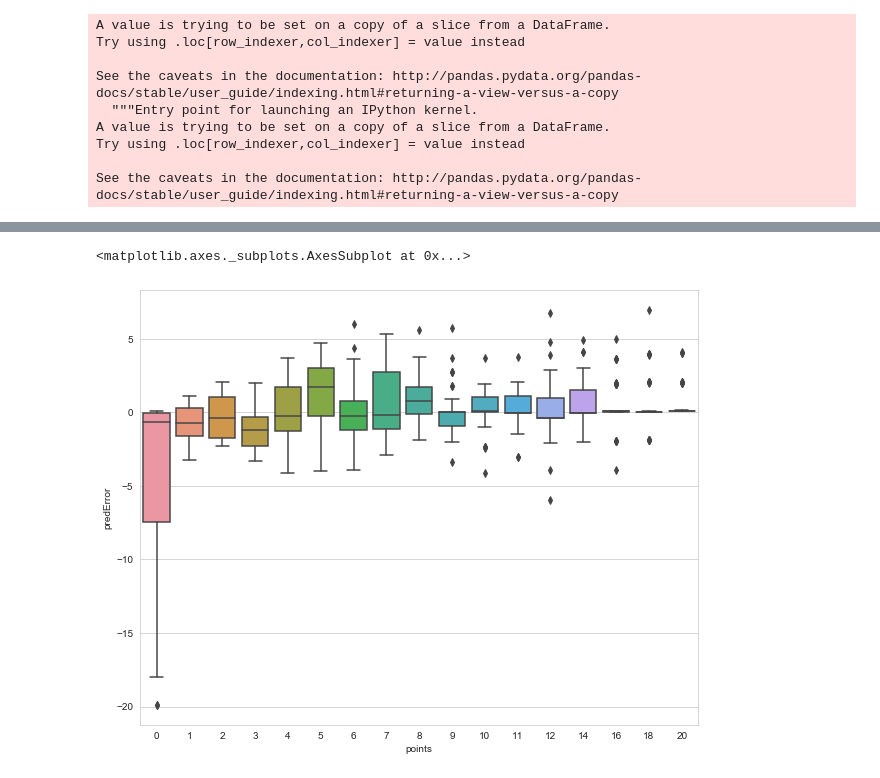
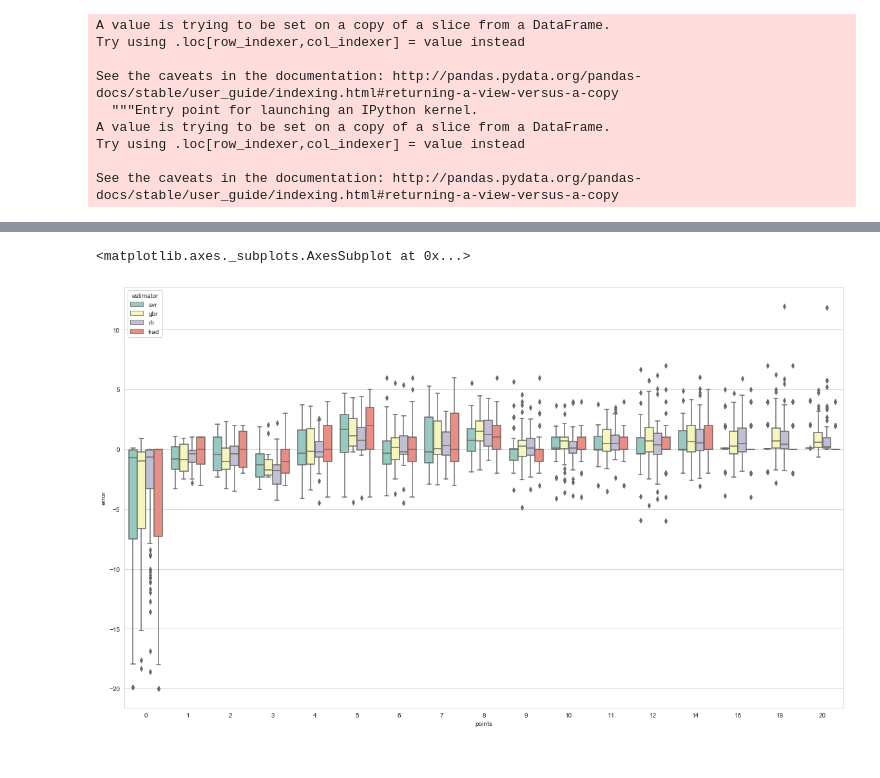
Before and after one commit to jtang9001/skynet2, a Jupyter notebook: skSVM.ipynb, the cells around one changed output, grey strips where cells are left out. Saved outputs shown, nothing was run; the diff lists cells and outputs as text; code cells hidden in the pictures.

Commit message:
added grouped histogram

```diff
--- a/skSVM.ipynb
+++ b/skSVM.ipynb
@@ -58,8 +64,8 @@ Try using .loc[row_indexer,col_indexer] = value instead
 See the caveats in the documentation: http://pandas.pydata.org/pandas-docs/stable/user_guide/indexing.html#returning-a-view-versus-a-copy
   """
 # %%
-df2018["tradPrediction"] = df.apply(lambda row: rankToPoints2017(row["divsRank"]), axis=1)
-df2018["tradError"] = df2018["points"] - df2018["tradPrediction"]
+df2018["tradPred"] = df.apply(lambda row: rankToPoints2017(row["divsRank"]), axis=1)
+df2018["tradError"] = df2018["points"] - df2018["tradPred"]
 # %% [output]
 A value is trying to be set on a copy of a slice from a DataFrame.
 Try using .loc[row_indexer,col_indexer] = value instead
@@ -72,0 +89,13 @@ See the caveats in the documentation: http://pandas.pydata.org/pandas-docs/stabl
+# %%
+from sklearn.ensemble import RandomForestRegressor
+
+rfr = RandomForestRegressor(n_estimators=250, criterion="mse", min_samples_leaf=1)
+rfr = rfr.fit(trainX, trainY)
+scores = cross_val_score(rfr, trainX, trainY, cv=4)
+print(f"R^2: {scores.mean()} (+/- {scores.std() * 2})")
+
+rfrY = rfr.predict(x2018)
+rfrErrors = y2018 - rfrY
+print("MAE:", rfrErrors.abs().mean())
+df2018["rfrPred"] = rfrY
+df2018["rfrError"] = rfrErrors
@@ -72,0 +131,15 @@ See the caveats in the documentation: http://pandas.pydata.org/pandas-docs/stabl
+# %%
+from sklearn.ensemble import GradientBoostingRegressor
+
+gbr = GradientBoostingRegressor(n_estimators=1000, criterion="friedman_mse", min_samples_leaf=64, learning_rate=0.1)
+gbr = gbr.fit(trainX, trainY)
+scores = cross_val_score(gbr, trainX, trainY, cv=4)
+print(f"R^2: {scores.mean()} (+/- {scores.std() * 2})")
+
+gbrY = gbr.predict(x2018)
+gbrErrors = y2018 - gbrY
+print("MAE:", gbrErrors.abs().mean())
+df2018["gbrPred"] = gbrY
+df2018["gbrError"] = gbrErrors
+
+pd.DataFrame([xCols, gbr.feature_importances_])
@@ -73,6 +172,15 @@ See the caveats in the documentation: http://pandas.pydata.org/pandas-docs/stabl
+# %%
+estimators = ["svr", "gbr", "rfr", "trad"]
+errorHistDf = pd.DataFrame(columns=["points", "error", "estimator"])
+for estimator in estimators:
+    errColName = f"{estimator}Error"
+    estimatorErrorDf = df2018[["points", errColName]].copy()
+    estimatorErrorDf["estimator"] = estimator
+    estimatorErrorDf = estimatorErrorDf.rename(columns={errColName: "error"})
+    errorHistDf = errorHistDf.append(estimatorErrorDf)
 # %%
-plt.figure(figsize = (10,8))
-sns.boxplot(x = "points", y = "predError", data = df2018)
+plt.figure(figsize = (20,12))
+sns.boxplot(x = "points", y = "error", hue = "estimator", data = errorHistDf)
 # %% [output]
 <matplotlib.axes._subplots.AxesSubplot at 0x...>
-[figure, old version]
+[figure, new version]
```
Also changed, not shown: parts of 17 cells of this notebook, 1 other file.
